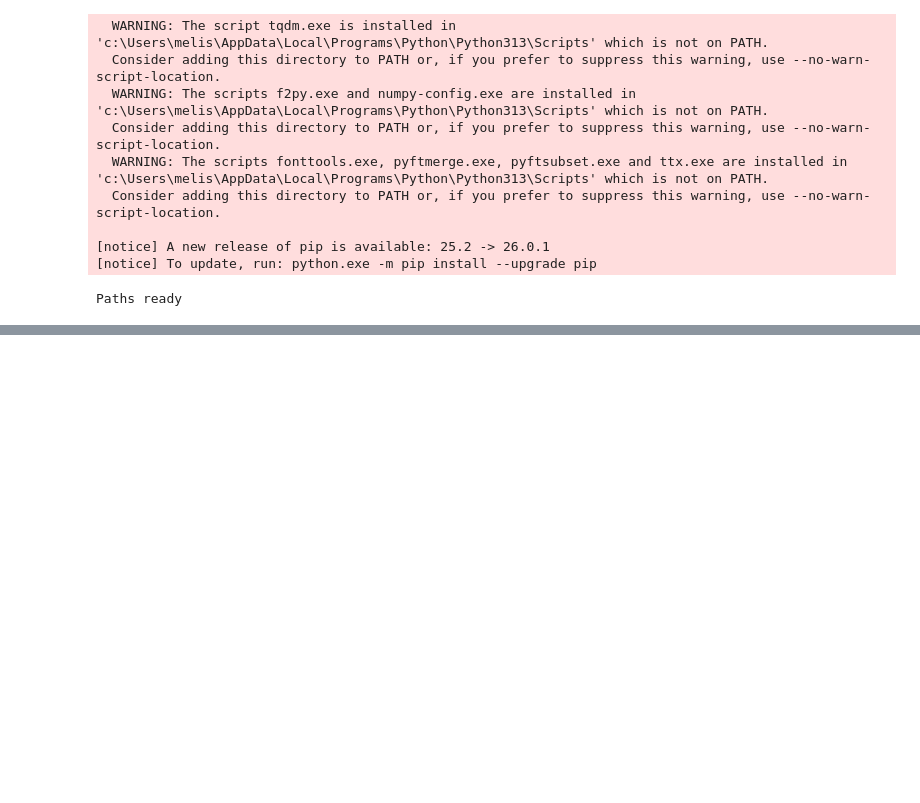
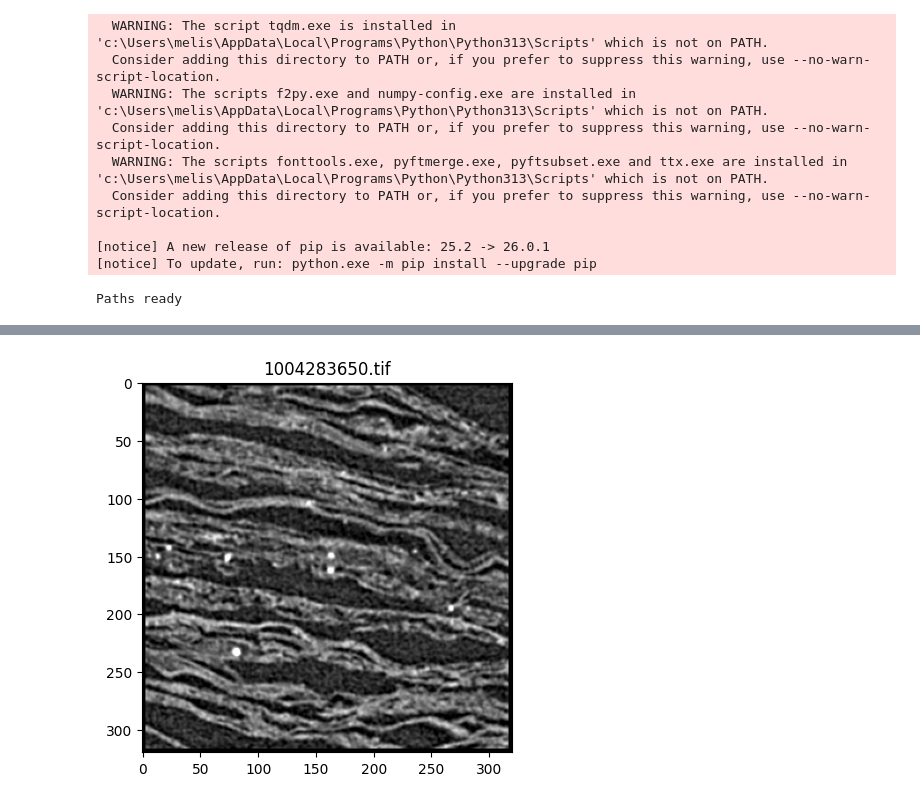
Before and after one commit to melisa-enesi/vesuvius-kaggle, a Jupyter notebook: vesuvius.ipynb, the cells around one changed output, grey strips where cells are left out. Cells and saved outputs as stored; diff of their text form; code cells hidden in the pictures; blank space fills up the shorter version.

```diff
--- a/vesuvius.ipynb
+++ b/vesuvius.ipynb
@@ -45,0 +68,11 @@ Paths ready
+# %%
+sample_file = os.listdir("vesuvius_data/train_images")[0]
+img_path = os.path.join("vesuvius_data/train_images", sample_file)
+
+img = cv2.imread(img_path, cv2.IMREAD_GRAYSCALE)
+
+plt.imshow(img, cmap="gray")
+plt.title(sample_file)
+plt.show()
+# %% [output]
+[figure, added]
```
Also changed, not shown: parts of 9 cells of this notebook, 2 other files.
